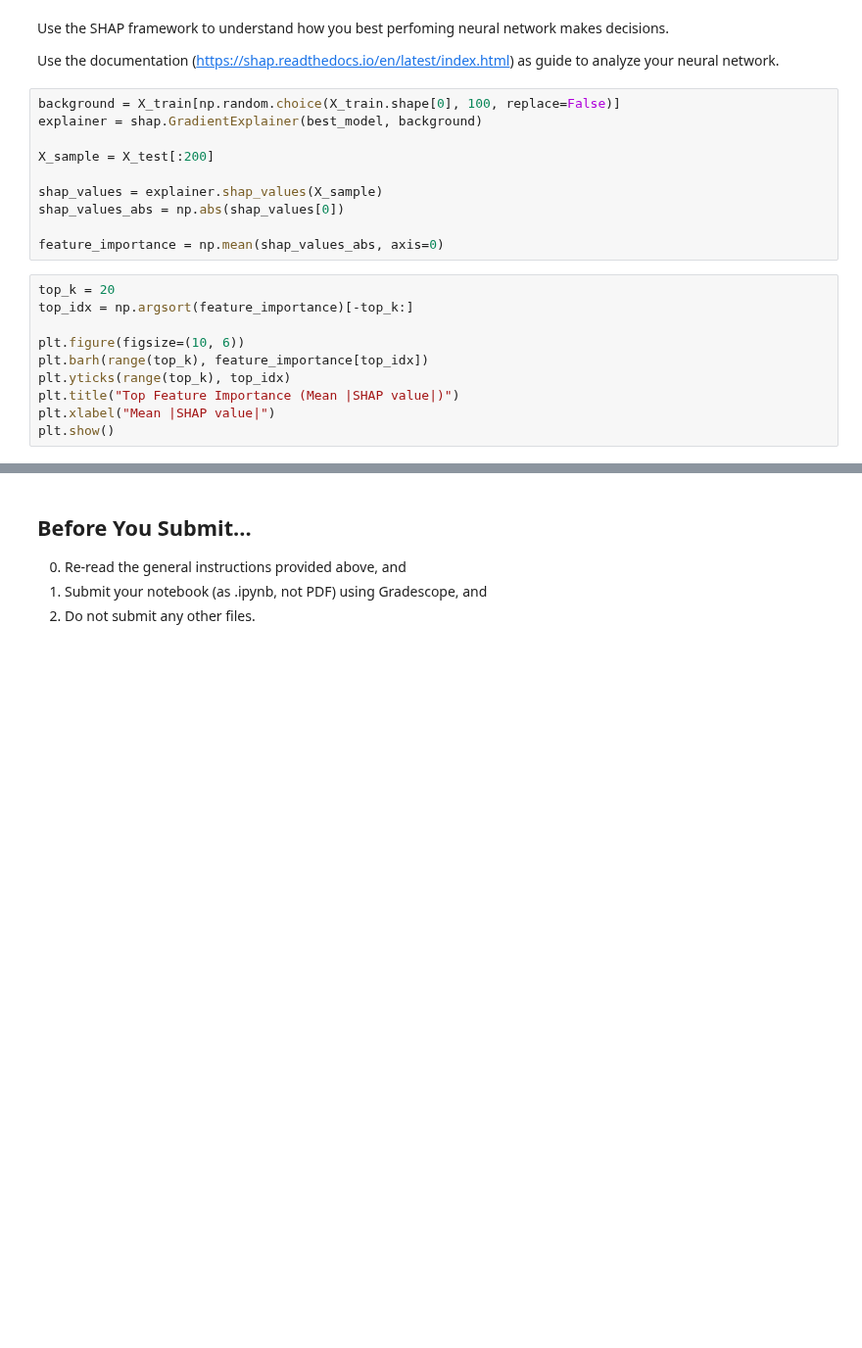
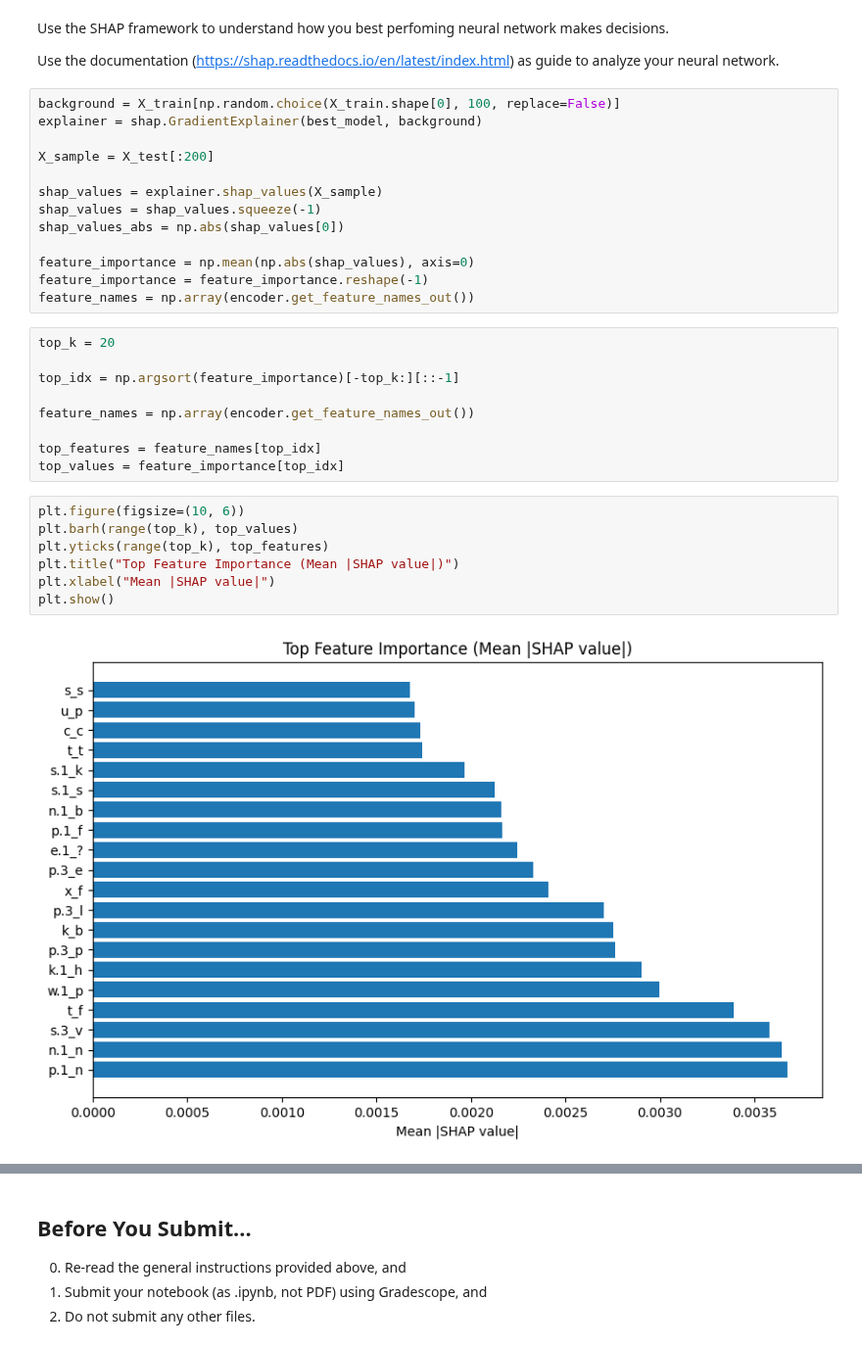
Before and after one commit to JaceLaf/ai_projects, a Jupyter notebook: project_5/project_5.ipynb, the cells around one changed output, grey strips where cells are left out. Shown at 98% size. Drawn from its saved outputs; the diff is of its cells as text; blank space fills up the shorter version.

```diff
--- a/project_5/project_5.ipynb
+++ b/project_5/project_5.ipynb
@@ -330,19 +330,30 @@ explainer = shap.GradientExplainer(best_model, background)
 X_sample = X_test[:200]
 
 shap_values = explainer.shap_values(X_sample)
+shap_values = shap_values.squeeze(-1)
 shap_values_abs = np.abs(shap_values[0])
 
-feature_importance = np.mean(shap_values_abs, axis=0)
+feature_importance = np.mean(np.abs(shap_values), axis=0)
+feature_importance = feature_importance.reshape(-1)
+feature_names = np.array(encoder.get_feature_names_out())
+# %%
+top_k = 20
+
+top_idx = np.argsort(feature_importance)[-top_k:][::-1]
+
+feature_names = np.array(encoder.get_feature_names_out())
+
+top_features = feature_names[top_idx]
+top_values = feature_importance[top_idx]
 # %%
-top_k = 20
-top_idx = np.argsort(feature_importance)[-top_k:]
-
 plt.figure(figsize=(10, 6))
-plt.barh(range(top_k), feature_importance[top_idx])
-plt.yticks(range(top_k), top_idx)
+plt.barh(range(top_k), top_values)
+plt.yticks(range(top_k), top_features)
 plt.title("Top Feature Importance (Mean |SHAP value|)")
 plt.xlabel("Mean |SHAP value|")
 plt.show()
+# %% [output]
+[figure, added]
 # %%
 highest_feature = np.argmax(feature_importance)
 lowest_feature = np.argmin(feature_importance)
```
Also changed, not shown: parts of 6 cells of this notebook.
